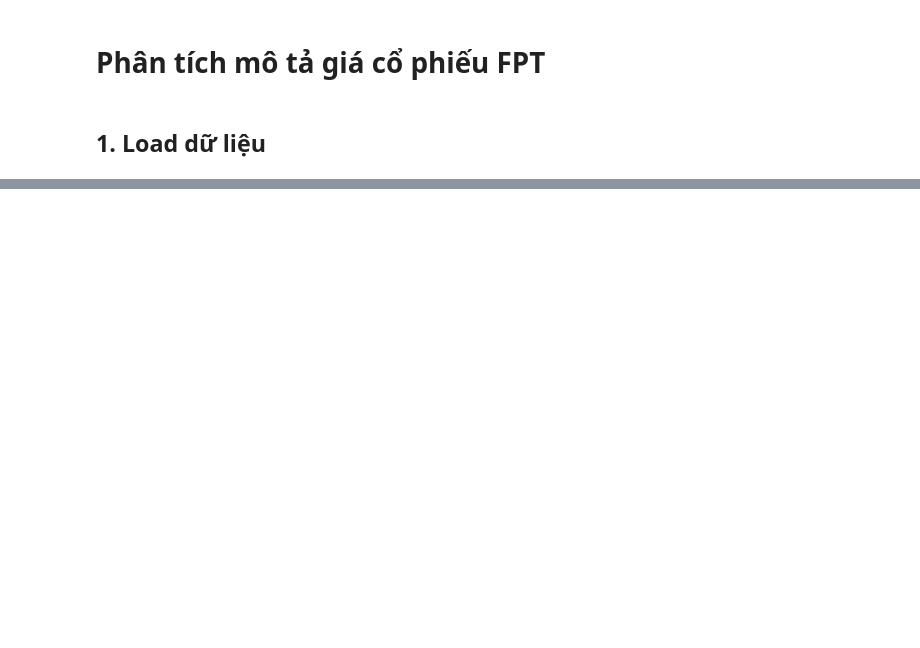
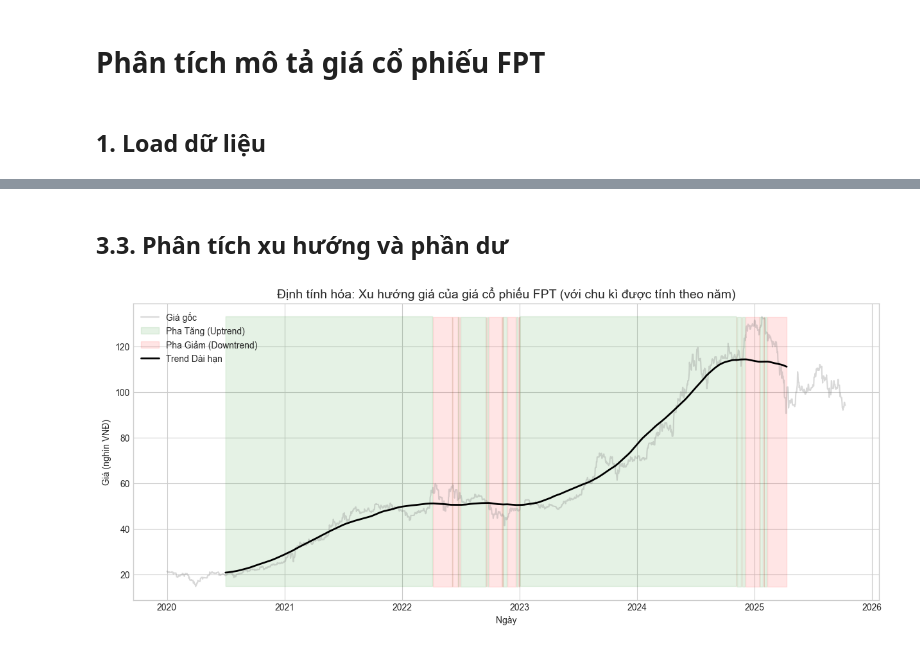
Before and after one commit to nguyenlog205/ds111-uit-stock-price-analysis, a Jupyter notebook: notebook/modeling/FPT_stock_price_analysis.ipynb, the cells around one changed output, grey strips where cells are left out. Saved outputs shown, nothing was run; the diff lists cells and outputs as text; code cells hidden in the pictures; blank space fills up the shorter version.

```diff
--- a/notebook/modeling/FPT_stock_price_analysis.ipynb
+++ b/notebook/modeling/FPT_stock_price_analysis.ipynb
@@ -341,0 +324,23 @@ Warnings:
+# %% [markdown]
+## 3.3. Phân tích xu hướng và phần dư
+# %%
+trend_data = decomposition_result.trend.dropna()
+trend_slope = trend_data.diff()
+
+
+plt.figure(figsize=(15, 6))
+plt.plot(fpt_historical_stock_price.index, fpt_historical_stock_price['close'], color='gray', alpha=0.3, label='Giá gốc')
+plt.fill_between(trend_data.index, fpt_historical_stock_price['close'].min(), fpt_historical_stock_price['close'].max(),
+                 where=(trend_slope > 0), color='green', alpha=0.1, label='Pha Tăng (Uptrend)')
+plt.fill_between(trend_data.index, fpt_historical_stock_price['close'].min(), fpt_historical_stock_price['close'].max(),
+                 where=(trend_slope < 0), color='red', alpha=0.1, label='Pha Giảm (Downtrend)')
+
+plt.plot(trend_data.index, trend_data, color='black', linewidth=2, label='Trend Dài hạn')
+
+plt.title('Định tính hóa: Xu hướng giá của giá cổ phiếu FPT (với chu kì được tính theo năm)', fontsize=14)
+plt.legend(loc='upper left')
+plt.xlabel('Ngày')
+plt.ylabel('Giá (nghìn VNĐ)')
+plt.show()
+# %% [output]
+[figure, added]
```
Also changed, not shown: parts of 66 cells of this notebook.
